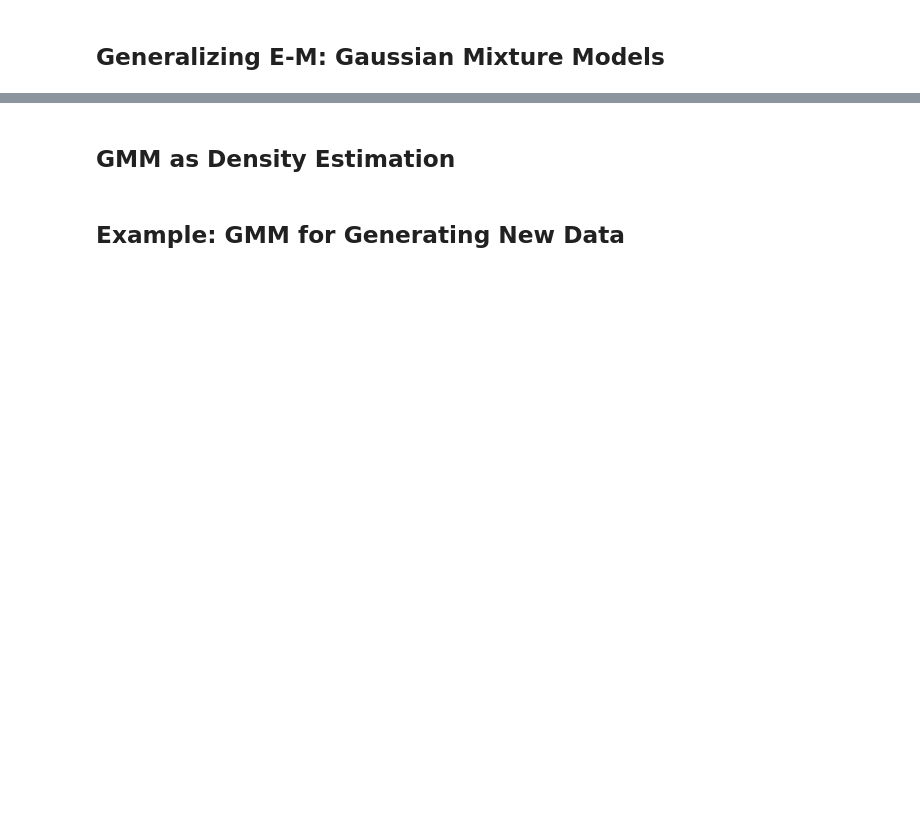
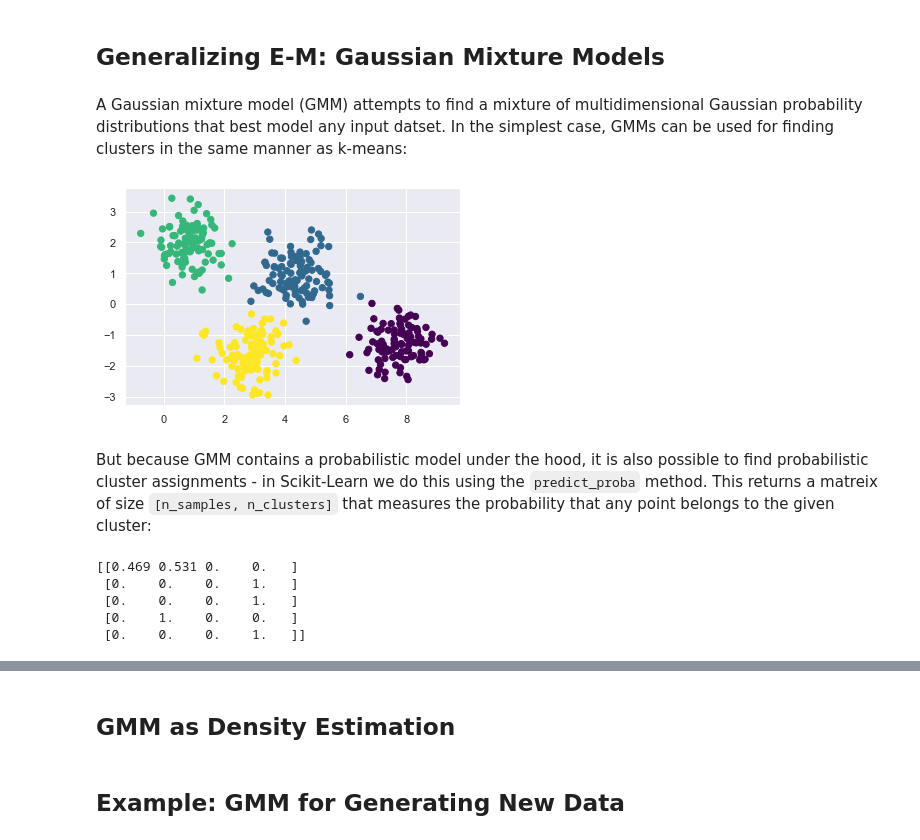
Before and after one commit to UlrikeBoehm/PythonDataScience, a Jupyter notebook: 05_MachineLearning/12_InDepth_Gaussian_Mixture_Models.ipynb, the cells around one changed output, grey strips where cells are left out. Cells and saved outputs as stored; diff of their text form; code cells hidden in the pictures; blank space fills up the shorter version.

```diff
--- a/05_MachineLearning/12_InDepth_Gaussian_Mixture_Models.ipynb
+++ b/05_MachineLearning/12_InDepth_Gaussian_Mixture_Models.ipynb
@@ -69,2 +75,22 @@ plot_kmeans(kmeans, X_stretched)
 # %% [markdown]
 ## Generalizing E-M: Gaussian Mixture Models
+# %% [markdown]
+A Gaussian mixture model (GMM) attempts to find a mixture of multidimensional Gaussian probability distributions that best model any input datset. In the simplest case, GMMs can be used for finding clusters in the same manner as k-means:
+# %%
+from sklearn import mixture # old code: from sklearn.mixture import GMM
+gmm = mixture.GaussianMixture(n_components=4).fit(X)
+labels = gmm.predict(X)
+plt.scatter(X[:, 0], X[:, 1], c=labels, s=40, cmap='viridis');
+# %% [output]
+[figure, added]
+# %% [markdown]
+But because GMM contains a probabilistic model under the hood, it is also possible to find probabilistic cluster assignments - in Scikit-Learn we do this using the `predict_proba` method. This returns a matreix of size `[n_samples, n_clusters]` that measures the probability that any point belongs to the given cluster:
+# %%
+probs = gmm.predict_proba(X)
+print(probs[:5].round(3))
+# %% [output]
+[[0.469 0.531 0.    0.   ]
+ [0.    0.    0.    1.   ]
+ [0.    0.    0.    1.   ]
+ [0.    1.    0.    0.   ]
+ [0.    0.    0.    1.   ]]
```
Also changed, not shown: parts of 5 cells of this notebook.
